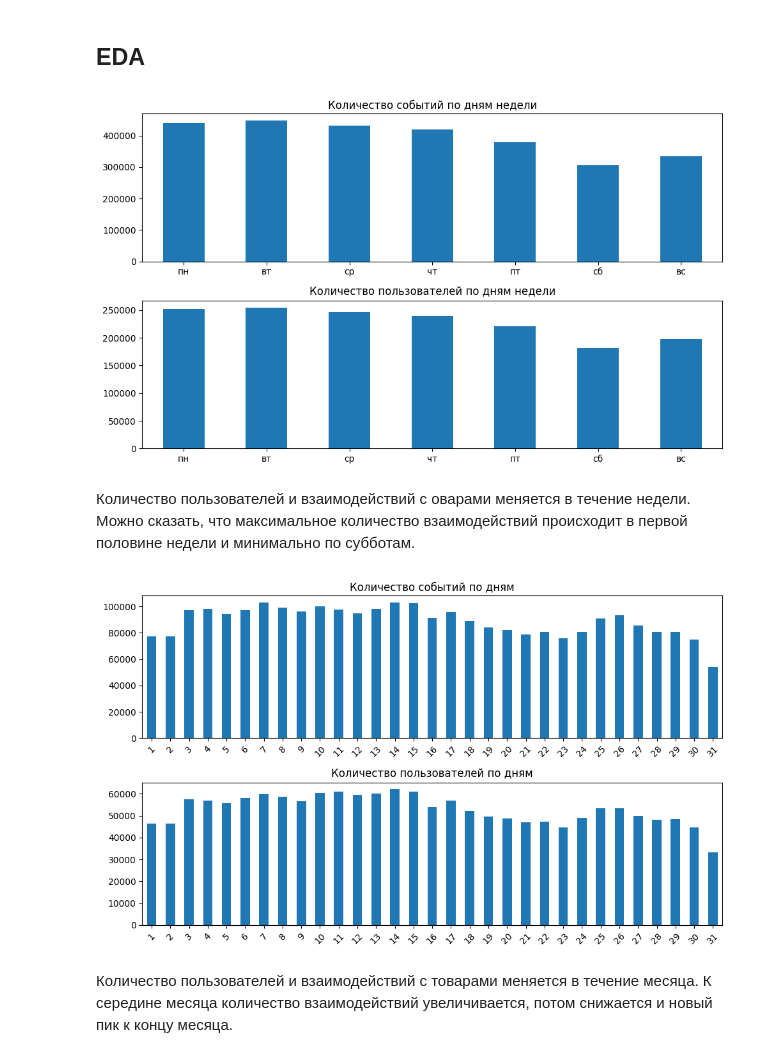
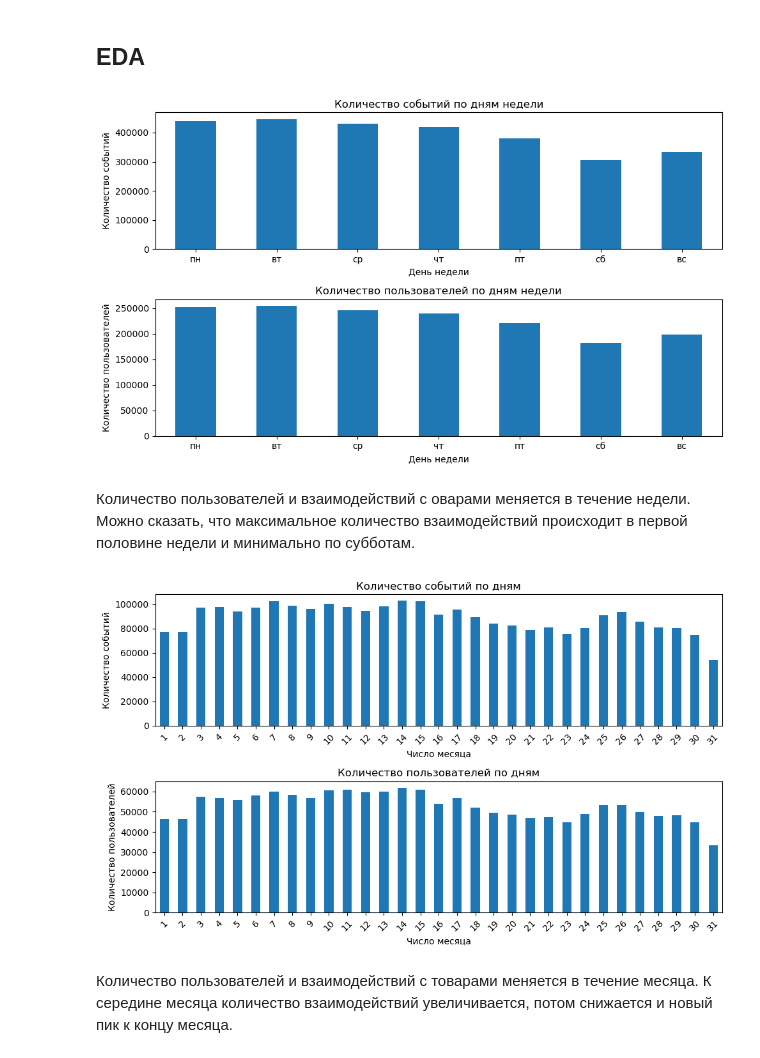
Before and after one commit to RumKam/mle-pr-final, a Jupyter notebook: notebooks/main_research_v02.ipynb, the cells around one changed output. Saved outputs shown, nothing was run; the diff lists cells and outputs as text; code cells hidden in the pictures.

```diff
--- a/notebooks/main_research_v00.ipynb
+++ b/notebooks/main_research_v02.ipynb
@@ -425,6 +414,8 @@ events_by_day_week["events"].plot(kind="bar", ax=ax)
 ax.set_title('Количество событий по дням недели')
 ax.set_xticklabels(['пн', 'вт', 'ср', 'чт', 'пт', 'сб', 'вс'], rotation=0)
 ax.tick_params(axis='x', labelsize=10)
+ax.set_xlabel('День недели')
+ax.set_ylabel('Количество событий')
 
 ax = axs[1]
 events_by_day_week["users"].plot(kind="bar", ax=ax)
@@ -432,10 +423,12 @@ ax.set_title('Количество пользователей по дням не
 #ax.set_xticklabels(events_by_day['day_of_week'], rotation=45)
 ax.set_xticklabels(['пн', 'вт', 'ср', 'чт', 'пт', 'сб', 'вс'], rotation=0)
 ax.tick_params(axis='x', labelsize=10)
+ax.set_xlabel('День недели')
+ax.set_ylabel('Количество пользователей')
 
 fig.tight_layout()
 # %% [output]
-[figure, old version]
+[figure, new version]
 # %% [markdown]
 Количество пользователей и взаимодействий с оварами меняется в течение недели. Можно сказать, что максимальное количество взаимодействий происходит в первой половине недели и минимально по субботам.
 # %%
@@ -445,23 +438,27 @@ events_by_day = events.groupby("day").agg(events=("day", "count"),
 # %%
 # Построим распределение событий по дням недели
 
 fig, axs = plt.subplots(2, 1, figsize=(10, 6))
 
 ax = axs[0]
 events_by_day["events"].plot(kind="bar", ax=ax)
 ax.set_title('Количество событий по дням')
 ax.set_xticklabels(events_by_day['day'], rotation=45)
 ax.tick_params(axis='x', labelsize=10)
+ax.set_xlabel('Число месяца')
+ax.set_ylabel('Количество событий')
 
 ax = axs[1]
 events_by_day["users"].plot(kind="bar", ax=ax)
 ax.set_title('Количество пользователей по дням')
 ax.set_xticklabels(events_by_day['day'], rotation=45)
 ax.tick_params(axis='x', labelsize=10)
+ax.set_xlabel('Число месяца')
+ax.set_ylabel('Количество пользователей')
 
 fig.tight_layout()
 # %% [output]
-[figure, old version]
+[figure, new version]
 # %% [markdown]
 Количество пользователей и взаимодействий с товарами меняется в течение месяца. К середине месяца количество взаимодействий увеличивается, потом снижается и новый пик к концу месяца.
 # %%
```
Also changed, not shown: parts of 13 cells of this notebook.
